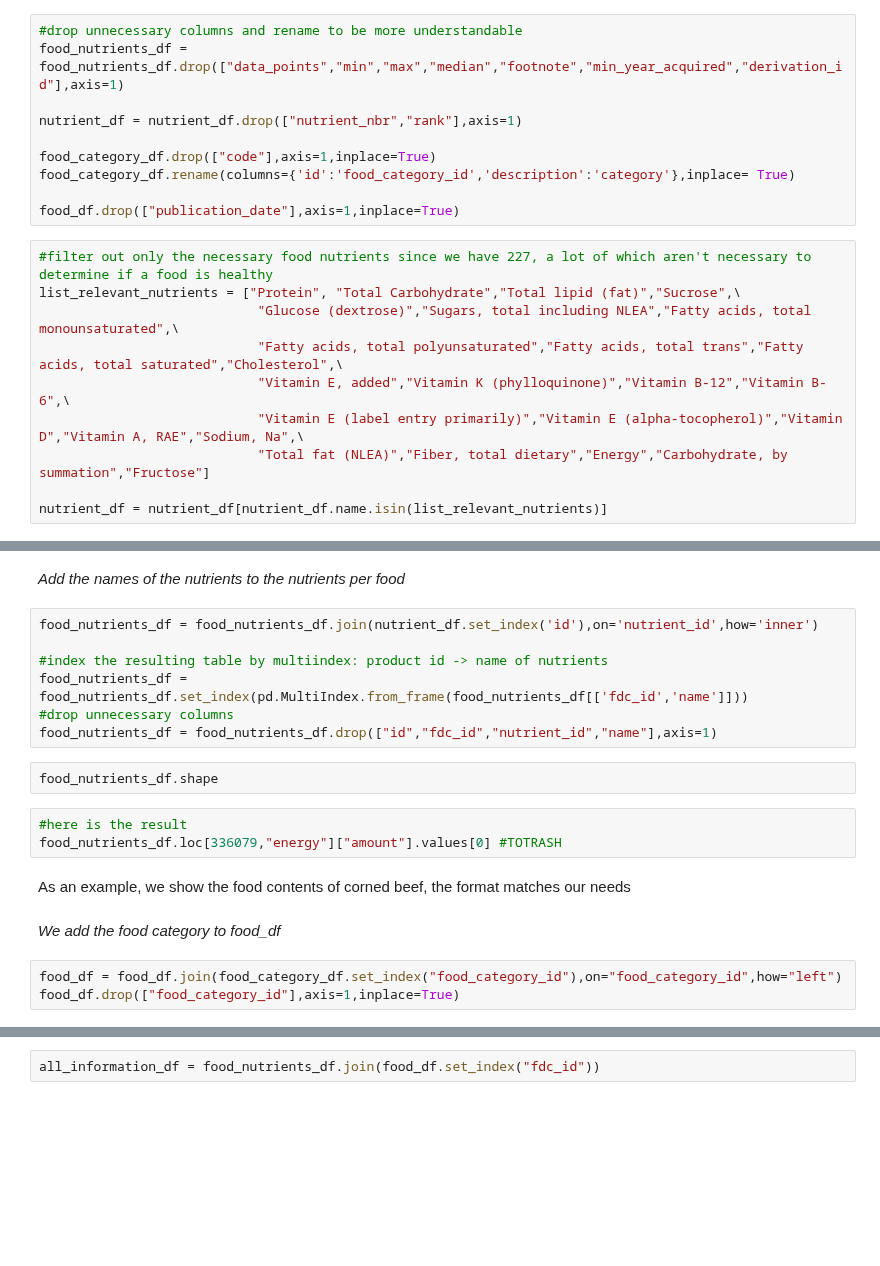
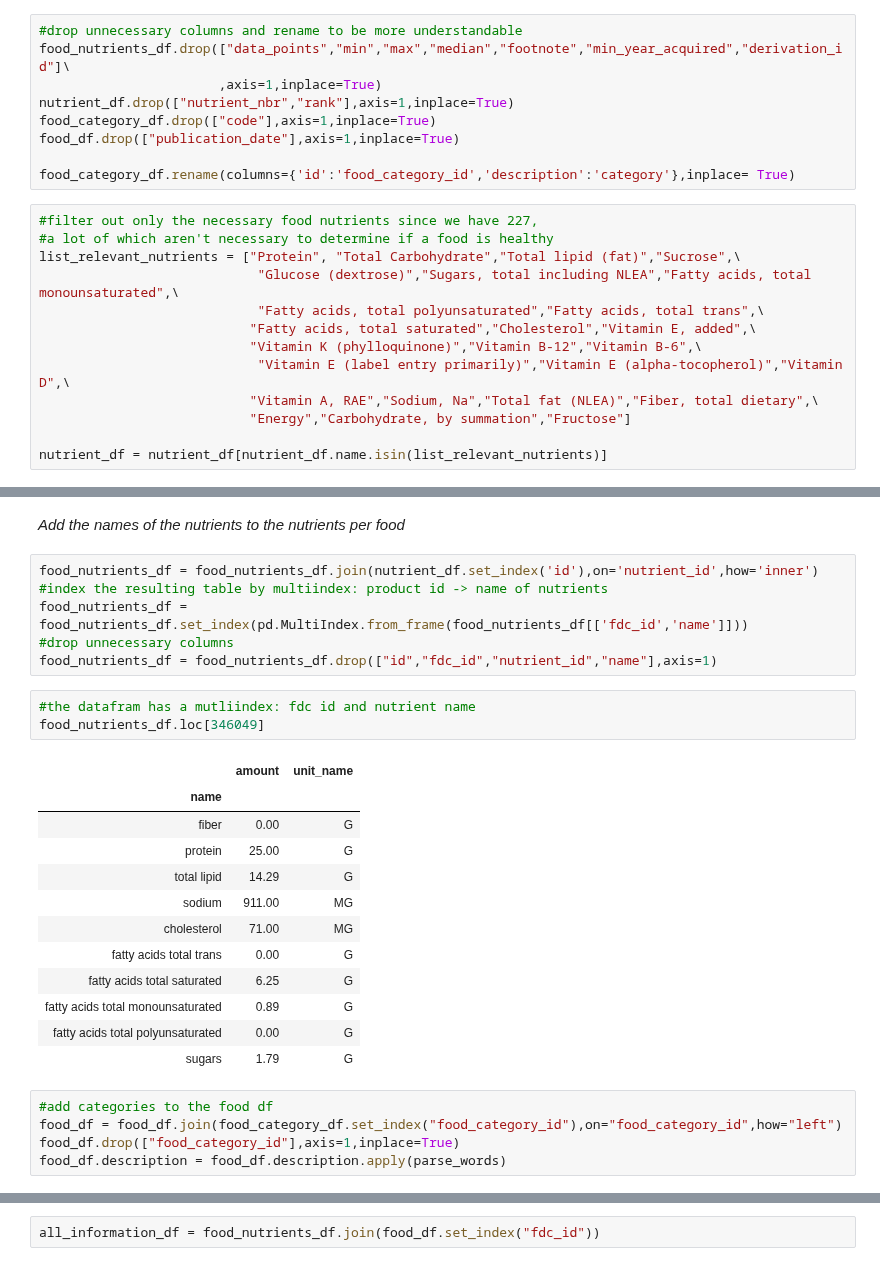
Before and after one commit to raphaelreiss/ADA_project, a Jupyter notebook: src/Health.ipynb, the cells around one changed output, grey strips where cells are left out. Cells and saved outputs as stored; diff of their text form; blank space fills up the shorter version.

```diff
--- a/src/Health.ipynb
+++ b/src/Health.ipynb
@@ -82,21 +136,23 @@ _We drop useless columns_
 # %%
 #drop unnecessary columns and rename to be more understandable
-food_nutrients_df = food_nutrients_df.drop(["data_points","min","max","median","footnote","min_year_acquired","derivation_id"],axis=1)
+food_nutrients_df.drop(["data_points","min","max","median","footnote","min_year_acquired","derivation_id"]\
+                       ,axis=1,inplace=True)
+nutrient_df.drop(["nutrient_nbr","rank"],axis=1,inplace=True)
+food_category_df.drop(["code"],axis=1,inplace=True)
+food_df.drop(["publication_date"],axis=1,inplace=True)
 
-nutrient_df = nutrient_df.drop(["nutrient_nbr","rank"],axis=1)
-
-food_category_df.drop(["code"],axis=1,inplace=True)
 food_category_df.rename(columns={'id':'food_category_id','description':'category'},inplace= True)
-
-food_df.drop(["publication_date"],axis=1,inplace=True)
 # %%
-#filter out only the necessary food nutrients since we have 227, a lot of which aren't necessary to determine if a food is healthy
+#filter out only the necessary food nutrients since we have 227,
+#a lot of which aren't necessary to determine if a food is healthy
 list_relevant_nutrients = ["Protein", "Total Carbohydrate","Total lipid (fat)","Sucrose",\
                             "Glucose (dextrose)","Sugars, total including NLEA","Fatty acids, total monounsaturated",\
-                            "Fatty acids, total polyunsaturated","Fatty acids, total trans","Fatty acids, total saturated","Cholesterol",\
-                            "Vitamin E, added","Vitamin K (phylloquinone)","Vitamin B-12","Vitamin B-6",\
-                            "Vitamin E (label entry primarily)","Vitamin E (alpha-tocopherol)","Vitamin D","Vitamin A, RAE","Sodium, Na",\
-                            "Total fat (NLEA)","Fiber, total dietary","Energy","Carbohydrate, by summation","Fructose"]
+                            "Fatty acids, total polyunsaturated","Fatty acids, total trans",\
+                           "Fatty acids, total saturated","Cholesterol","Vitamin E, added",\
+                           "Vitamin K (phylloquinone)","Vitamin B-12","Vitamin B-6",\
+                            "Vitamin E (label entry primarily)","Vitamin E (alpha-tocopherol)","Vitamin D",\
+                           "Vitamin A, RAE","Sodium, Na","Total fat (NLEA)","Fiber, total dietary",\
+                           "Energy","Carbohydrate, by summation","Fructose"]
 
 nutrient_df = nutrient_df[nutrient_df.name.isin(list_relevant_nutrients)]
 # %%
@@ -109,20 +185,28 @@ food_nutrients_df.head()
 _Add the names of the nutrients to the nutrients per food_
 # %%
 food_nutrients_df = food_nutrients_df.join(nutrient_df.set_index('id'),on='nutrient_id',how='inner')
-
 #index the resulting table by multiindex: product id -> name of nutrients
 food_nutrients_df = food_nutrients_df.set_index(pd.MultiIndex.from_frame(food_nutrients_df[['fdc_id','name']]))
 #drop unnecessary columns
 food_nutrients_df = food_nutrients_df.drop(["id","fdc_id","nutrient_id","name"],axis=1)
-# %%
-food_nutrients_df.shape
-# %%
-#here is the result
-food_nutrients_df.loc[336079,"energy"]["amount"].values[0] #TOTRASH
-# %% [markdown]
-As an example, we show the food contents of corned beef, the format matches our needs
-# %% [markdown]
-_We add the food category to food_df_
+# %%
+#the datafram has a mutliindex: fdc id and nutrient name
+food_nutrients_df.loc[346049]
+# %% [output]
+|  | amount | unit_name |
+| name |  |  |
+| fiber | 0.00 | G |
+| protein | 25.00 | G |
+| total lipid | 14.29 | G |
+| sodium | 911.00 | MG |
+| cholesterol | 71.00 | MG |
+| fatty acids total trans | 0.00 | G |
+| fatty acids total saturated | 6.25 | G |
+| fatty acids total monounsaturated | 0.89 | G |
+| fatty acids total polyunsaturated | 0.00 | G |
+| sugars | 1.79 | G |
 # %%
+#add categories to the food df
 food_df = food_df.join(food_category_df.set_index("food_category_id"),on="food_category_id",how="left")
 food_df.drop(["food_category_id"],axis=1,inplace=True)
+food_df.description = food_df.description.apply(parse_words)
```
Also changed, not shown: parts of 38 cells of this notebook, 2 other files.
